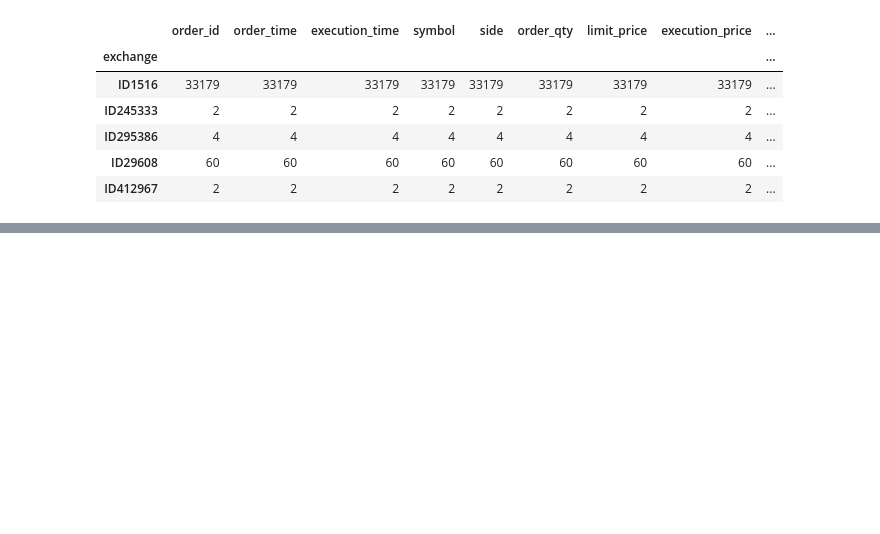
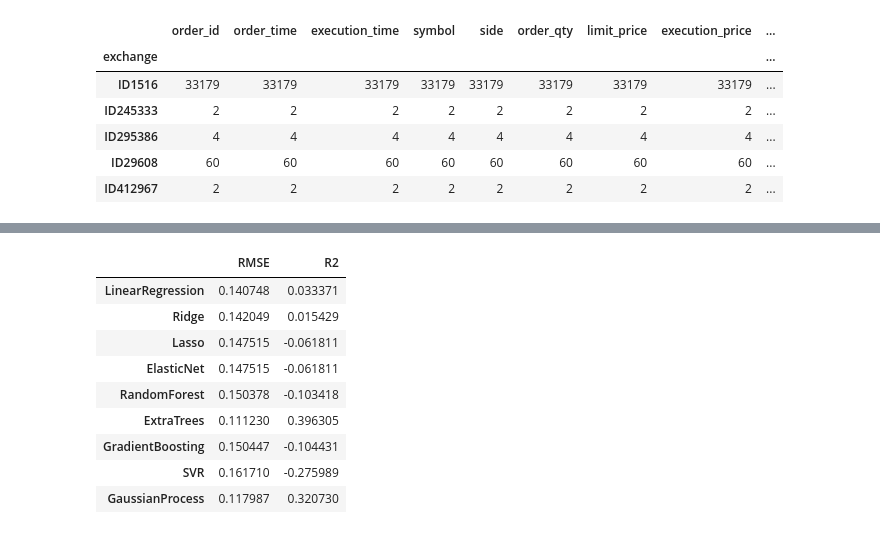
Before and after one commit to annie-rey/finm-324-hw4, a Jupyter notebook: model_training.ipynb, the cells around one changed output, grey strips where cells are left out. Drawn from its saved outputs; the diff is of its cells as text; code cells hidden in the pictures; blank space fills up the shorter version.

```diff
--- a/model_training.ipynb
+++ b/model_training.ipynb
@@ -322,0 +399,32 @@ Grid search for GaussianProcess...
+# %%
+#try not exempting the binary variable from the scaler
+preprocessor = make_column_transformer(
+    (StandardScaler(), numeric_features),
+    (StandardScaler(), binary_feature)
+)
+preprocessor.fit(X_train)
+X_train_all_scaled = preprocessor.transform(X_train)
+X_test_all_scaled  = preprocessor.transform(X_test)
+
+results = {}
+
+for model_name in models:
+    model = models[model_name]
+    model.fit(X_train_all_scaled, y_train)
+    preds = model.predict(X_test_all_scaled)
+    rmse = root_mean_squared_error(y_test, preds)
+    r2 = r2_score(y_test, preds)
+    results[model_name] = [rmse, r2]
+
+pd.DataFrame(results, index=["RMSE", "R2"]).T
+# %% [output]
+|  | RMSE | R2 |
+| LinearRegression | 0.140748 | 0.033371 |
+| Ridge | 0.142049 | 0.015429 |
+| Lasso | 0.147515 | -0.061811 |
+| ElasticNet | 0.147515 | -0.061811 |
+| RandomForest | 0.150378 | -0.103418 |
+| ExtraTrees | 0.111230 | 0.396305 |
+| GradientBoosting | 0.150447 | -0.104431 |
+| SVR | 0.161710 | -0.275989 |
+| GaussianProcess | 0.117987 | 0.320730 |
```
Also changed, not shown: parts of 28 cells of this notebook, 1 other file.
